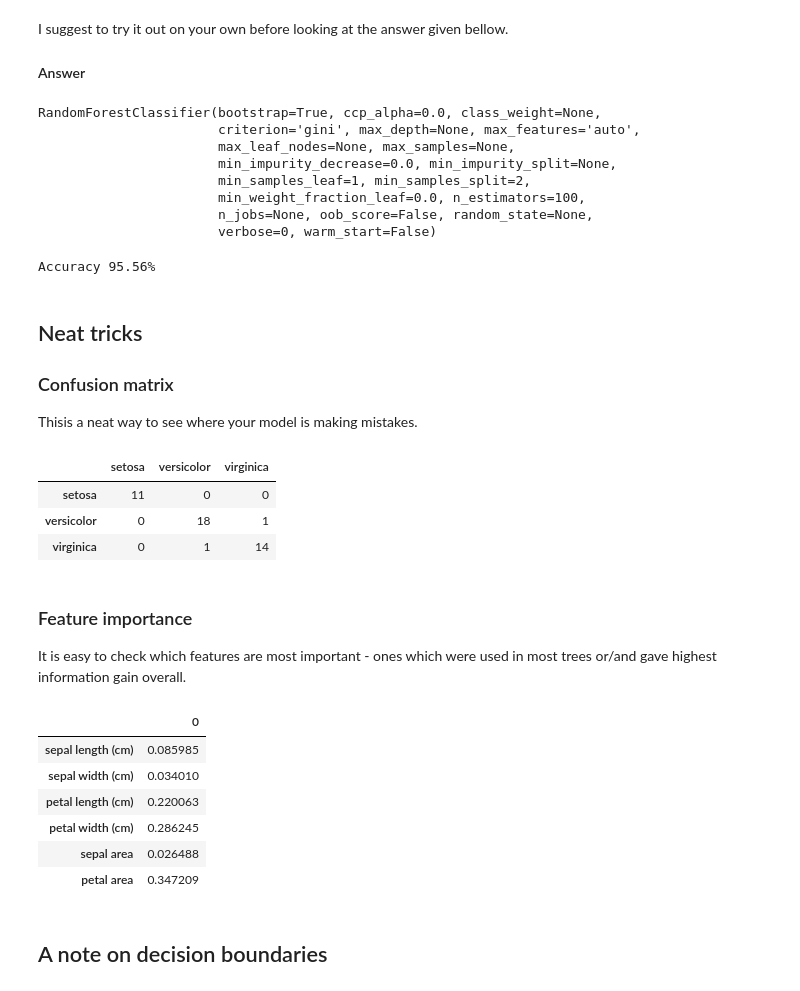
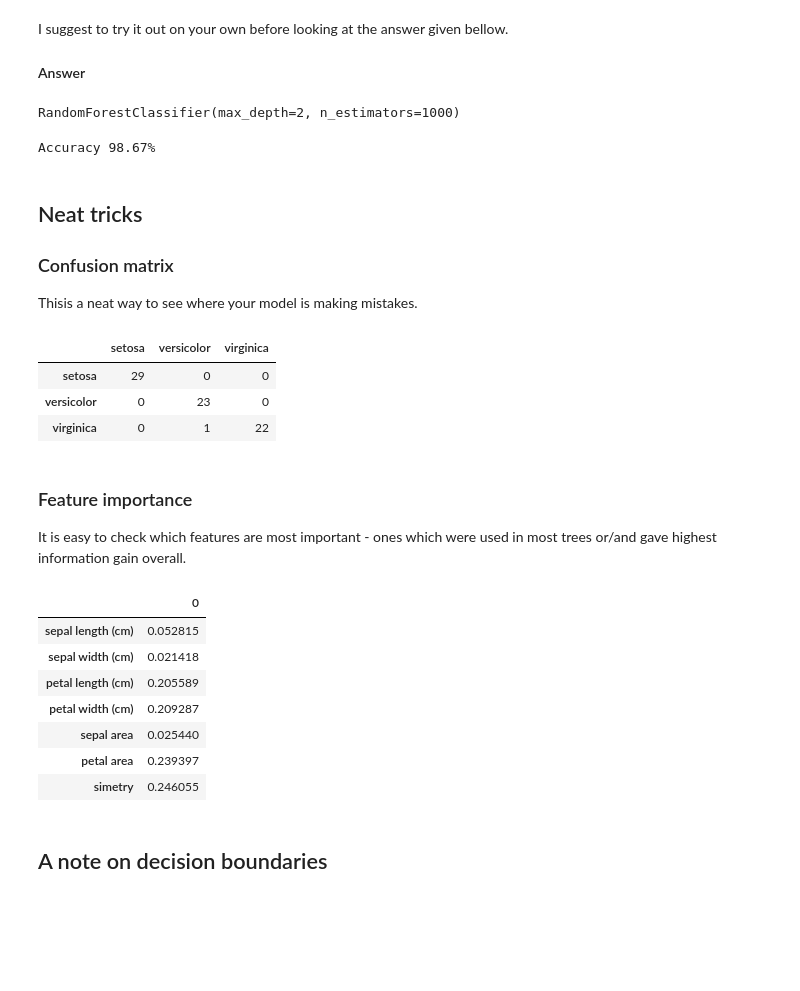
Before and after one commit to trokas/ai_primer, a Jupyter notebook: RF.ipynb, the cells around one changed output. Drawn from its saved outputs; the diff is of its cells as text; code cells hidden in the pictures; blank space fills up the shorter version.

```diff
--- a/RF.ipynb
+++ b/RF.ipynb
@@ -260,3 +297,4 @@ from sklearn.ensemble import RandomForestClassifier
 # %%
 df['sepal area'] = df['sepal length (cm)'] * df['sepal width (cm)']
 df['petal area'] = df['petal length (cm)'] * df['petal width (cm)']
+df['simetry'] = df['sepal area'] / df['petal area']
@@ -265,11 +301,4 @@ rf = RandomForestClassifier(n_estimators=100)
 # %%
-rf.fit(df[mask].drop('class', axis=1), df[mask]['class'])
+X_train, X_test, y_train, y_test = train_test_split(
+    df.drop('class', axis=1), df['class'],
+    test_size=0.5, random_state=42)
-# %% [output]
-RandomForestClassifier(bootstrap=True, ccp_alpha=0.0, class_weight=None,
-                       criterion='gini', max_depth=None, max_features='auto',
-                       max_leaf_nodes=None, max_samples=None,
-                       min_impurity_decrease=0.0, min_impurity_split=None,
-                       min_samples_leaf=1, min_samples_split=2,
-                       min_weight_fraction_leaf=0.0, n_estimators=100,
-                       n_jobs=None, oob_score=False, random_state=None,
-                       verbose=0, warm_start=False)
@@ -278,8 +305,14 @@ pred = rf.predict(df[~mask].drop('class', axis=1))
+# %%
+rf = RandomForestClassifier(n_estimators=1000, max_depth=2)
+rf.fit(X_train, y_train)
+# %% [output]
+RandomForestClassifier(max_depth=2, n_estimators=1000)
 # %%
-acc = np.mean(pred == df[~mask]['class'])
+pred = rf.predict(X_test)
+acc = np.mean(pred == y_test)
 print(f'Accuracy {acc:.02%}')
 # %% [output]
-Accuracy 95.56%
+Accuracy 98.67%
 # %% [markdown]
 ## Neat tricks
 
@@ -289,28 +322,29 @@ Thisis a neat way to see where your model is making mistakes.
 # %%
 from sklearn.metrics import confusion_matrix
 # %%
-pd.DataFrame(confusion_matrix(df[~mask]['class'], pred),
-             columns=rf.classes_, index=rf.classes_)
+pd.DataFrame(confusion_matrix(y_test, pred),
+             columns=rf.classes_, index=rf.classes_).style.background_gradient()
 # %% [output]
 |  | setosa | versicolor | virginica |
-| setosa | 11 | 0 | 0 |
-| versicolor | 0 | 18 | 1 |
-| virginica | 0 | 1 | 14 |
+| setosa | 29 | 0 | 0 |
+| versicolor | 0 | 23 | 0 |
+| virginica | 0 | 1 | 22 |
 # %% [markdown]
 ### Feature importance
 
 It is easy to check which features are most important - ones which were used in most trees or/and gave highest information gain overall.
 # %%
 pd.DataFrame(rf.feature_importances_,
-             index=df.drop('class', axis=1).columns)
+             index=df.drop('class', axis=1).columns).style.background_gradient()
 # %% [output]
 |  | 0 |
-| sepal length (cm) | 0.085985 |
-| sepal width (cm) | 0.034010 |
-| petal length (cm) | 0.220063 |
-| petal width (cm) | 0.286245 |
-| sepal area | 0.026488 |
-| petal area | 0.347209 |
+| sepal length (cm) | 0.052815 |
+| sepal width (cm) | 0.021418 |
+| petal length (cm) | 0.205589 |
+| petal width (cm) | 0.209287 |
+| sepal area | 0.025440 |
+| petal area | 0.239397 |
+| simetry | 0.246055 |
 # %% [markdown]
 ## A note on decision boundaries
 # %% [markdown]
```
Also changed, not shown: parts of 22 cells of this notebook.
